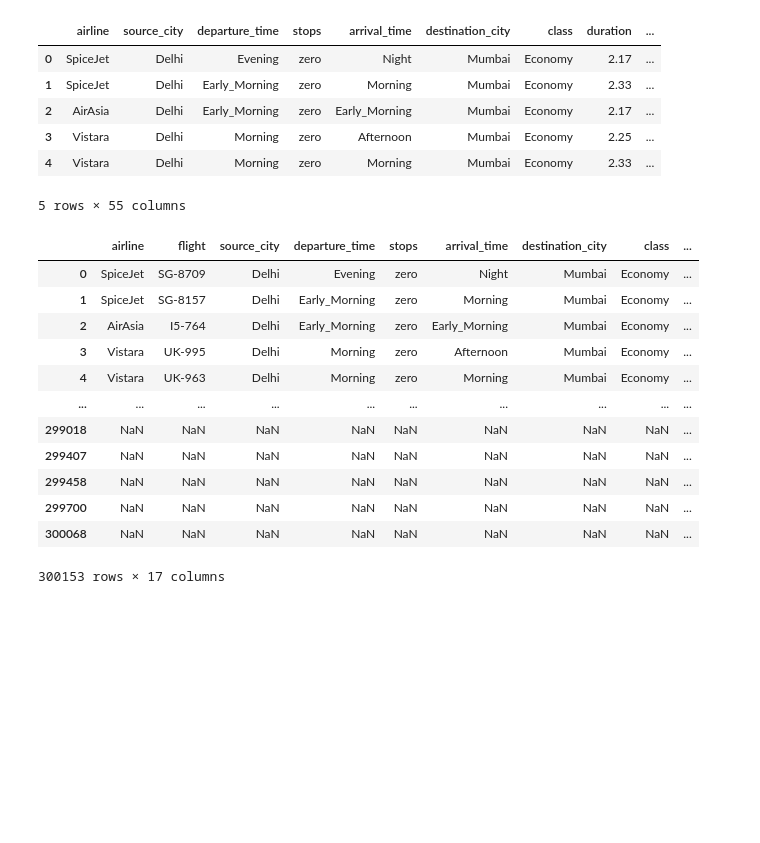
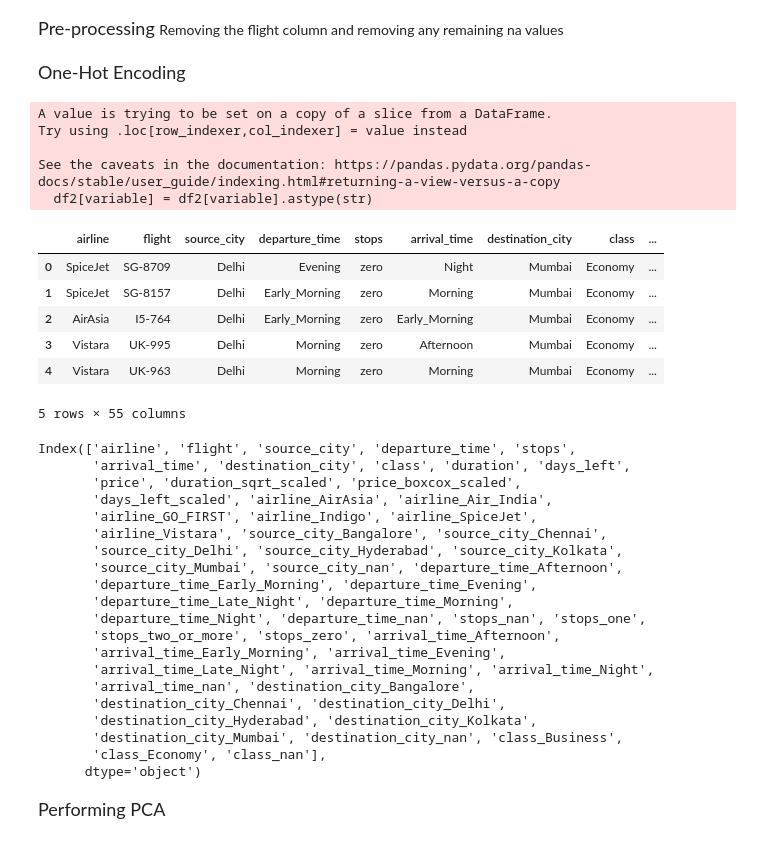
Before and after one commit to calebang/IS460, a Jupyter notebook: 01_Data Prep/01c_DFCopy2.ipynb, the cells around one changed output. Saved outputs shown, nothing was run; the diff lists cells and outputs as text; code cells hidden in the pictures; blank space fills up the shorter version.

```diff
--- a/01_Data Prep/01c_DFCopy2.ipynb
+++ b/01_Data Prep/01c_DFCopy2.ipynb
@@ -1,41 +1,61 @@
 # %%
 %store -r df
+# %% [markdown]
+<font size = "4"> Pre-processing </font>
+</br>
+</br> Removing the flight column and removing any remaining na values
 # %%
-df = df.drop('flight', axis=1)
-df_cleaned = df.dropna()
+df2 = df.drop('flight', axis=1)
+df2 = df.dropna()
+# %% [markdown]
+<font size = "4"> One-Hot Encoding </font>
 # %%
 import pandas as pd
 from sklearn.preprocessing import LabelBinarizer
 categorical_variables = ['airline', 'source_city', 'departure_time', 'stops', 'arrival_time', 'destination_city', 'class']
 for variable in categorical_variables:
-    df[variable] = df[variable].astype(str)
+    df2[variable] = df2[variable].astype(str)
     labelbinarizer = LabelBinarizer()
-    encoded_data = labelbinarizer.fit_transform(df[variable])
+    encoded_data = labelbinarizer.fit_transform(df2[variable])
     encoded_df = pd.DataFrame(encoded_data, columns=[f'{variable}_{cls}' for cls in labelbinarizer.classes_])
-    df = pd.concat([df, encoded_df], axis=1)
-df.head()
+    df2 = pd.concat([df2, encoded_df], axis=1)
+df2.head()
 # %% [output]
+A value is trying to be set on a copy of a slice from a DataFrame.
+Try using .loc[row_indexer,col_indexer] = value instead
+
+See the caveats in the documentation: https://pandas.pydata.org/pandas-docs/stable/user_guide/indexing.html#returning-a-view-versus-a-copy
+  df2[variable] = df2[variable].astype(str)
-|  | airline | source_city | departure_time | stops | arrival_time | destination_city | class | duration | ... |
-| 0 | SpiceJet | Delhi | Evening | zero | Night | Mumbai | Economy | 2.17 | ... |
-| 1 | SpiceJet | Delhi | Early_Morning | zero | Morning | Mumbai | Economy | 2.33 | ... |
-| 2 | AirAsia | Delhi | Early_Morning | zero | Early_Morning | Mumbai | Economy | 2.17 | ... |
-| 3 | Vistara | Delhi | Morning | zero | Afternoon | Mumbai | Economy | 2.25 | ... |
-| 4 | Vistara | Delhi | Morning | zero | Morning | Mumbai | Economy | 2.33 | ... |
+|  | airline | flight | source_city | departure_time | stops | arrival_time | destination_city | class | ... |
+| 0 | SpiceJet | SG-8709 | Delhi | Evening | zero | Night | Mumbai | Economy | ... |
+| 1 | SpiceJet | SG-8157 | Delhi | Early_Morning | zero | Morning | Mumbai | Economy | ... |
+| 2 | AirAsia | I5-764 | Delhi | Early_Morning | zero | Early_Morning | Mumbai | Economy | ... |
+| 3 | Vistara | UK-995 | Delhi | Morning | zero | Afternoon | Mumbai | Economy | ... |
+| 4 | Vistara | UK-963 | Delhi | Morning | zero | Morning | Mumbai | Economy | ... |
-5 rows × 55 columns
+5 rows × 55 columns
-# %%
-df2.iloc[:, -30:]
-# %% [output]
-|  | airline | flight | source_city | departure_time | stops | arrival_time | destination_city | class | ... |
-| 0 | SpiceJet | SG-8709 | Delhi | Evening | zero | Night | Mumbai | Economy | ... |
-| 1 | SpiceJet | SG-8157 | Delhi | Early_Morning | zero | Morning | Mumbai | Economy | ... |
-| 2 | AirAsia | I5-764 | Delhi | Early_Morning | zero | Early_Morning | Mumbai | Economy | ... |
-| 3 | Vistara | UK-995 | Delhi | Morning | zero | Afternoon | Mumbai | Economy | ... |
-| 4 | Vistara | UK-963 | Delhi | Morning | zero | Morning | Mumbai | Economy | ... |
-| ... | ... | ... | ... | ... | ... | ... | ... | ... | ... |
-| 299018 | NaN | NaN | NaN | NaN | NaN | NaN | NaN | NaN | ... |
-| 299407 | NaN | NaN | NaN | NaN | NaN | NaN | NaN | NaN | ... |
-| 299458 | NaN | NaN | NaN | NaN | NaN | NaN | NaN | NaN | ... |
-| 299700 | NaN | NaN | NaN | NaN | NaN | NaN | NaN | NaN | ... |
-| 300068 | NaN | NaN | NaN | NaN | NaN | NaN | NaN | NaN | ... |
-300153 rows × 17 columns
+# %%
+df2.columns
+# %% [output]
+Index(['airline', 'flight', 'source_city', 'departure_time', 'stops',
+       'arrival_time', 'destination_city', 'class', 'duration', 'days_left',
+       'price', 'duration_sqrt_scaled', 'price_boxcox_scaled',
+       'days_left_scaled', 'airline_AirAsia', 'airline_Air_India',
+       'airline_GO_FIRST', 'airline_Indigo', 'airline_SpiceJet',
+       'airline_Vistara', 'source_city_Bangalore', 'source_city_Chennai',
+       'source_city_Delhi', 'source_city_Hyderabad', 'source_city_Kolkata',
+       'source_city_Mumbai', 'source_city_nan', 'departure_time_Afternoon',
+       'departure_time_Early_Morning', 'departure_time_Evening',
+       'departure_time_Late_Night', 'departure_time_Morning',
+       'departure_time_Night', 'departure_time_nan', 'stops_nan', 'stops_one',
+       'stops_two_or_more', 'stops_zero', 'arrival_time_Afternoon',
+       'arrival_time_Early_Morning', 'arrival_time_Evening',
+       'arrival_time_Late_Night', 'arrival_time_Morning', 'arrival_time_Night',
+       'arrival_time_nan', 'destination_city_Bangalore',
+       'destination_city_Chennai', 'destination_city_Delhi',
+       'destination_city_Hyderabad', 'destination_city_Kolkata',
+       'destination_city_Mumbai', 'destination_city_nan', 'class_Business',
+       'class_Economy', 'class_nan'],
+      dtype='object')
+# %% [markdown]
+<Font size = "4"> Performing PCA </font>
 # %%
```
Also changed, not shown: parts of 4 cells of this notebook, 1 other file.
